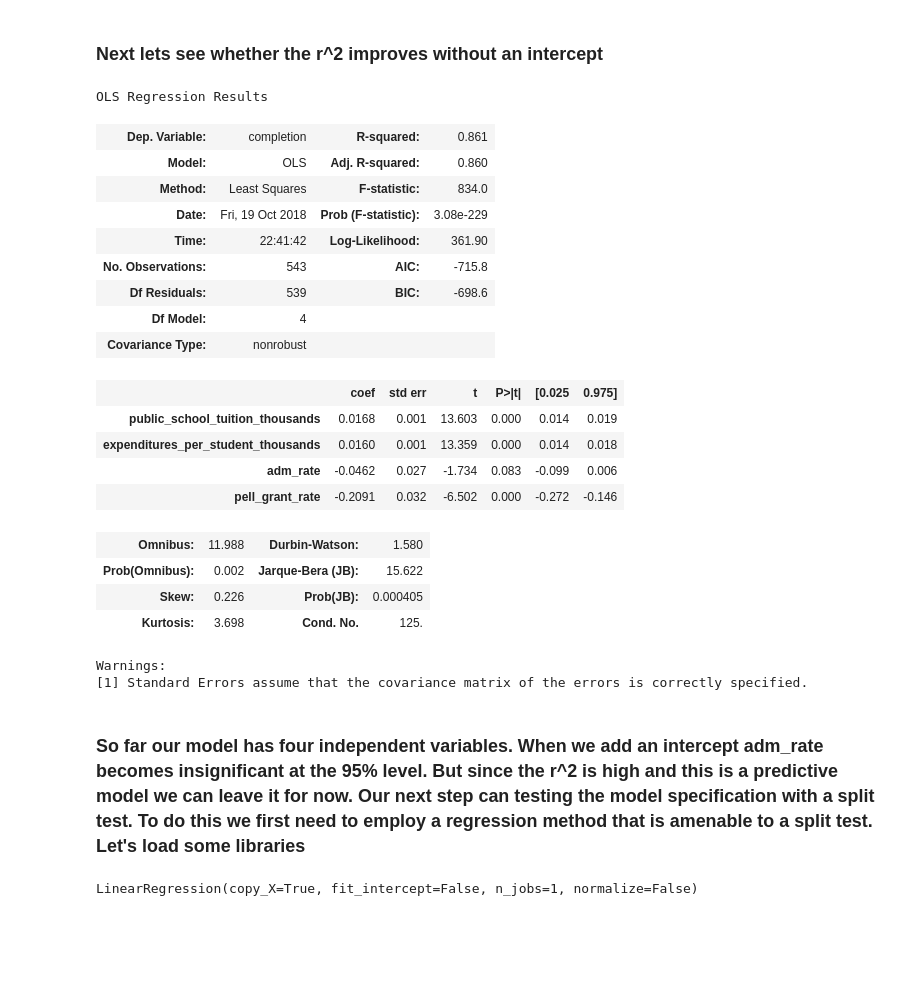
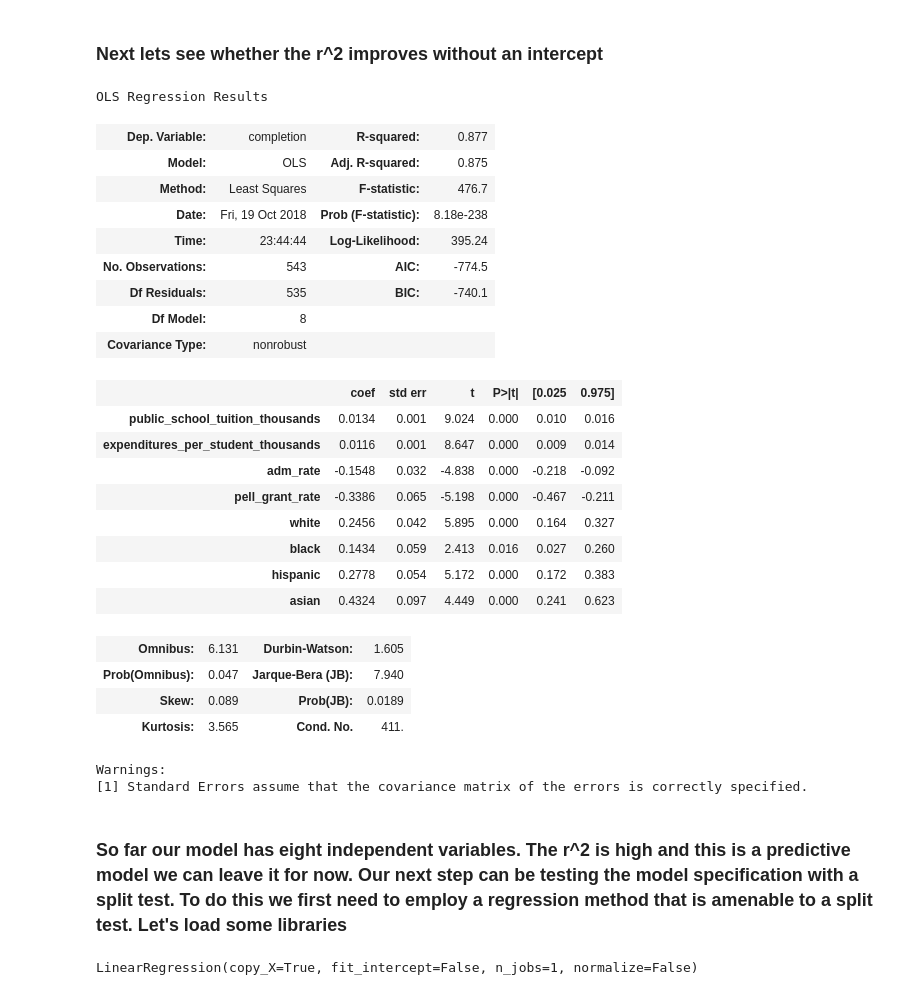
Before and after one commit to ibooth1/Group-Project, a Jupyter notebook: Group Project.ipynb, the cells around one changed output. Drawn from its saved outputs; the diff is of its cells as text; code cells hidden in the pictures; blank space fills up the shorter version.

```diff
--- a/Group Project.ipynb
+++ b/Group Project.ipynb
@@ -75,0 +78,10 @@ df.head()
+# %%
+df["white"] = dfraw["UGDS_WHITE"]
+df["black"] = dfraw["UGDS_BLACK"]
+df["hispanic"] = dfraw["UGDS_HISP"]
+df["asian"] = dfraw["UGDS_ASIAN"]
+df["american_indian"] = dfraw["UGDS_AIAN"]
+df["hawaiian_pcislander"] = dfraw["UGDS_NHPI"]
+df["race_ethnicity_two"] =dfraw["UGDS_2MOR"]
+df["nonresident"] = dfraw["UGDS_NRA"]
+df["unknown"] = dfraw["UGDS_UNKN"]
@@ -234,34 +324,36 @@ Warnings:
 # %% [markdown]
 ### Next lets see whether the r^2 improves without an intercept
 # %%
-import statsmodels.formula.api as sm
-
-reg4 = sm.ols(formula='completion ~ public_school_tuition_thousands + expenditures_per_student_thousands + adm_rate + pell_grant_rate - 1', data=df).fit()
-reg4.summary()
+reg5 = sm.ols(formula='completion ~ public_school_tuition_thousands + expenditures_per_student_thousands + adm_rate + pell_grant_rate + white + black + hispanic + asian - 1', data=df).fit()
+reg5.summary()
 # %% [output]
 OLS Regression Results
-| Dep. Variable: | completion | R-squared: | 0.861 |
-| Model: | OLS | Adj. R-squared: | 0.860 |
-| Method: | Least Squares | F-statistic: | 834.0 |
-| Date: | Fri, 19 Oct 2018 | Prob (F-statistic): | 3.08e-229 |
-| Time: | 22:41:42 | Log-Likelihood: | 361.90 |
-| No. Observations: | 543 | AIC: | -715.8 |
-| Df Residuals: | 539 | BIC: | -698.6 |
-| Df Model: | 4 |  |  |
+| Dep. Variable: | completion | R-squared: | 0.877 |
+| Model: | OLS | Adj. R-squared: | 0.875 |
+| Method: | Least Squares | F-statistic: | 476.7 |
+| Date: | Fri, 19 Oct 2018 | Prob (F-statistic): | 8.18e-238 |
+| Time: | 23:44:44 | Log-Likelihood: | 395.24 |
+| No. Observations: | 543 | AIC: | -774.5 |
+| Df Residuals: | 535 | BIC: | -740.1 |
+| Df Model: | 8 |  |  |
 | Covariance Type: | nonrobust |  |  |
 |  | coef | std err | t | P>|t| | [0.025 | 0.975] |
-| public_school_tuition_thousands | 0.0168 | 0.001 | 13.603 | 0.000 | 0.014 | 0.019 |
-| expenditures_per_student_thousands | 0.0160 | 0.001 | 13.359 | 0.000 | 0.014 | 0.018 |
-| adm_rate | -0.0462 | 0.027 | -1.734 | 0.083 | -0.099 | 0.006 |
-| pell_grant_rate | -0.2091 | 0.032 | -6.502 | 0.000 | -0.272 | -0.146 |
+| public_school_tuition_thousands | 0.0134 | 0.001 | 9.024 | 0.000 | 0.010 | 0.016 |
+| expenditures_per_student_thousands | 0.0116 | 0.001 | 8.647 | 0.000 | 0.009 | 0.014 |
+| adm_rate | -0.1548 | 0.032 | -4.838 | 0.000 | -0.218 | -0.092 |
+| pell_grant_rate | -0.3386 | 0.065 | -5.198 | 0.000 | -0.467 | -0.211 |
+| white | 0.2456 | 0.042 | 5.895 | 0.000 | 0.164 | 0.327 |
+| black | 0.1434 | 0.059 | 2.413 | 0.016 | 0.027 | 0.260 |
+| hispanic | 0.2778 | 0.054 | 5.172 | 0.000 | 0.172 | 0.383 |
+| asian | 0.4324 | 0.097 | 4.449 | 0.000 | 0.241 | 0.623 |
-| Omnibus: | 11.988 | Durbin-Watson: | 1.580 |
-| Prob(Omnibus): | 0.002 | Jarque-Bera (JB): | 15.622 |
-| Skew: | 0.226 | Prob(JB): | 0.000405 |
-| Kurtosis: | 3.698 | Cond. No. | 125. |
+| Omnibus: | 6.131 | Durbin-Watson: | 1.605 |
+| Prob(Omnibus): | 0.047 | Jarque-Bera (JB): | 7.940 |
+| Skew: | 0.089 | Prob(JB): | 0.0189 |
+| Kurtosis: | 3.565 | Cond. No. | 411. |
 Warnings:
 [1] Standard Errors assume that the covariance matrix of the errors is correctly specified.
 # %% [markdown]
-### So far our model has four independent variables. When we add an intercept adm_rate becomes insignificant at the 95% level. But since the r^2 is high and this is a predictive model we can leave it for now. Our next step can testing the model specification with a split test. To do this we first need to employ a regression method that is amenable to a split test. Let's load some libraries
+### So far our model has eight independent variables. The r^2 is high and this is a predictive model we can leave it for now. Our next step can be testing the model specification with a split test. To do this we first need to employ a regression method that is amenable to a split test. Let's load some libraries
 # %%
 %matplotlib inline
 
```
Also changed, not shown: parts of 17 cells of this notebook.
